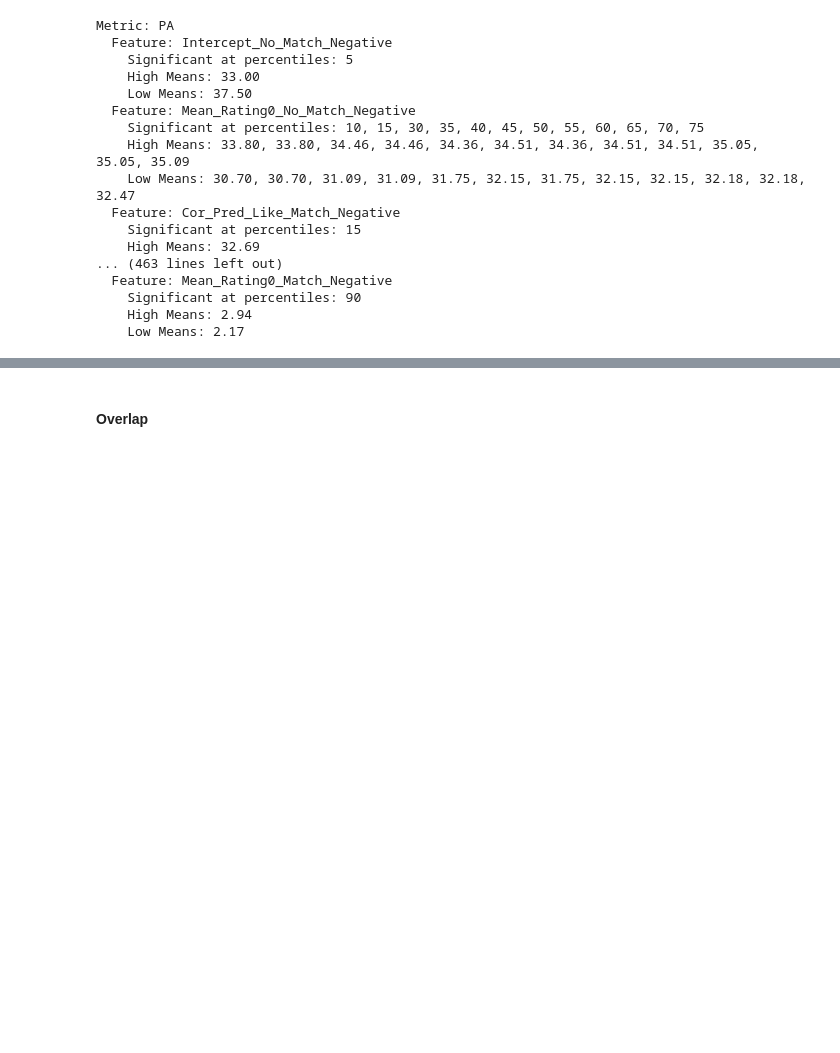
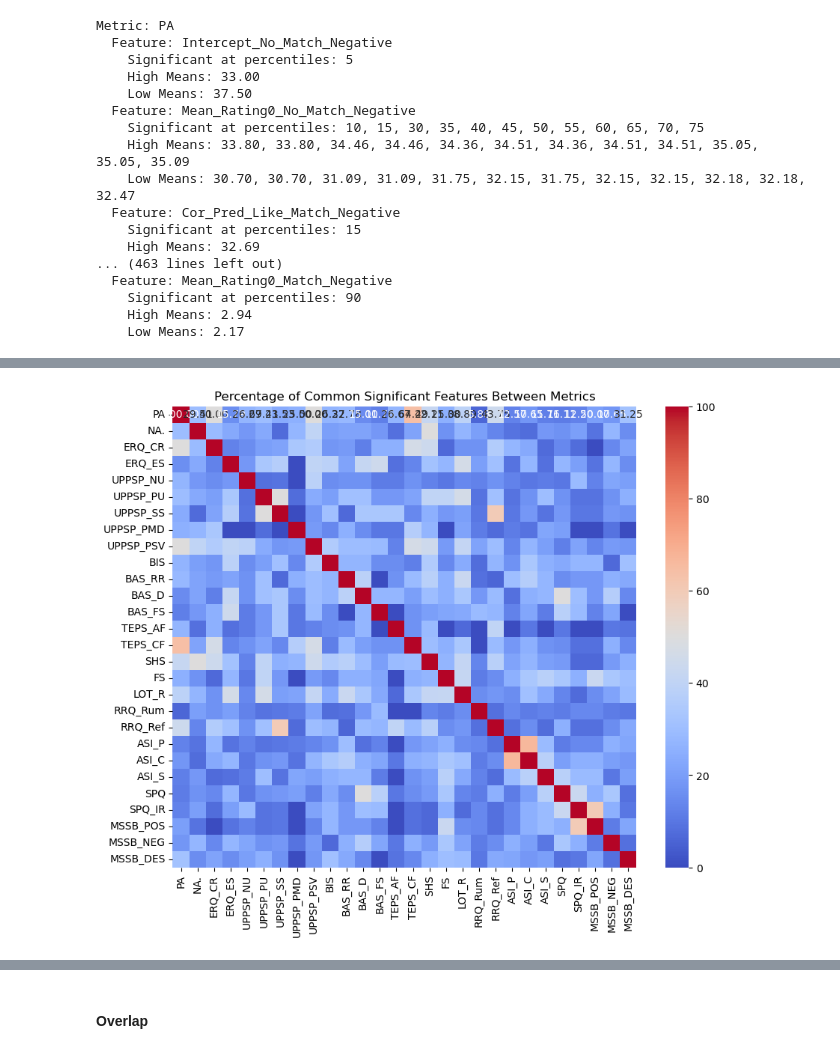
Before and after one commit to ManuIluro22/CasLAB-Predictive-Processing, a Jupyter notebook: Clustering_Predictive_Processing/Distributional_Analysis.ipynb, the cells around one changed output, grey strips where cells are left out. Drawn from its saved outputs; the diff is of its cells as text; code cells hidden in the pictures; blank space fills up the shorter version.

```diff
--- a/Clustering_Predictive_Processing/Distributional_Analysis.ipynb
+++ b/Clustering_Predictive_Processing/Distributional_Analysis.ipynb
@@ -483,0 +717,16 @@ Metric: PA
+# %%
+for metric, features in metrics_summary.items():
+    # Sort features within each metric based on the number of significant percentiles
+    sorted_features = sorted(features.items(), key=lambda x: len(x[1]['percentiles']), reverse=True)
+
+    print(f"\nMetric: {metric}")
+    if not sorted_features or all(not details['percentiles'] for _, details in sorted_features):
+        print("  No significant features across any percentiles.")
+    else:
+        top_features = sorted_features[:3]  # Take the top 3 features with the most significant appearances
+        for feature, details in top_features:
+            if details['percentiles']:  # Check if there are significant entries
+                percentiles = ", ".join(map(str, sorted(details['percentiles'])))
+                p_values = ", ".join(f"{p:.4f}" for p in details['p_values'])
+                print(f"  Feature: {feature}")
+                print(f"    Significant at percentiles: {percentiles} with p-values: {p_values}")
@@ -483,0 +841,30 @@ Metric: PA
+# %%
+import pandas as pd
+import seaborn as sns
+import matplotlib.pyplot as plt
+from collections import defaultdict
+
+# Collect all significant features for each metric
+metric_features = defaultdict(set)
+for metric, features in metrics_summary.items():
+    for feature, details in features.items():
+        if details['percentiles']:  # Assuming this check is for significance
+            metric_features[metric].add(feature)
+
+# Prepare a DataFrame to hold the percentage values
+correlation_matrix = pd.DataFrame(index=metrics_columns, columns=metrics_columns, dtype=float)
+# %%
+for metric1 in metrics_columns:
+    for metric2 in metrics_columns:
+        common_features = metric_features[metric1].intersection(metric_features[metric2])
+        union_features = metric_features[metric1].union(metric_features[metric2])
+        percentage_common = len(common_features) / len(union_features) * 100 if union_features else 0
+        correlation_matrix.at[metric1, metric2] = percentage_common
+# %%
+# Using seaborn to plot the heatmap
+plt.figure(figsize=(10, 8))
+sns.heatmap(correlation_matrix, annot=True, cmap='coolwarm', fmt=".2f")
+plt.title('Percentage of Common Significant Features Between Metrics')
+plt.show()
+# %% [output]
+[figure, added]
```
Also changed, not shown: parts of 19 cells of this notebook, 1 other file.
